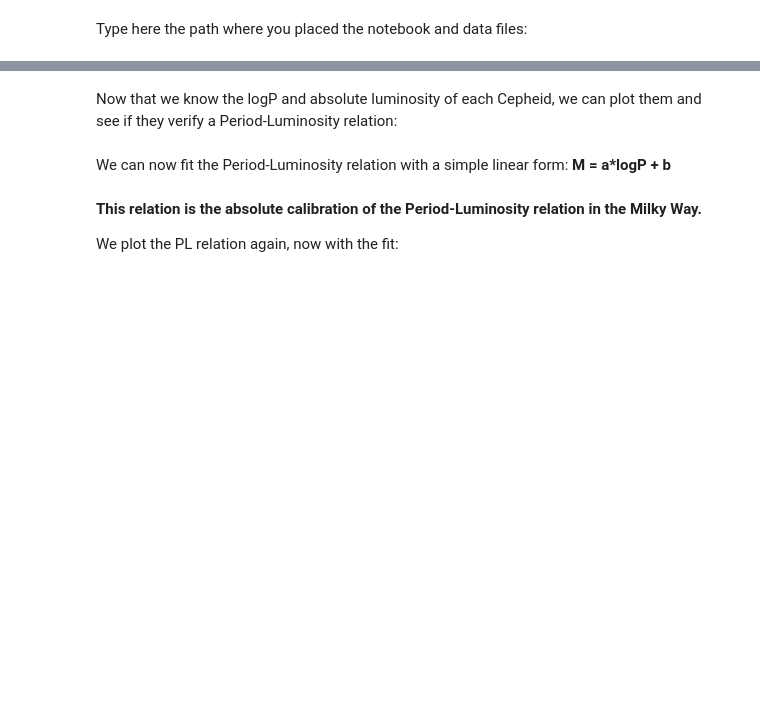
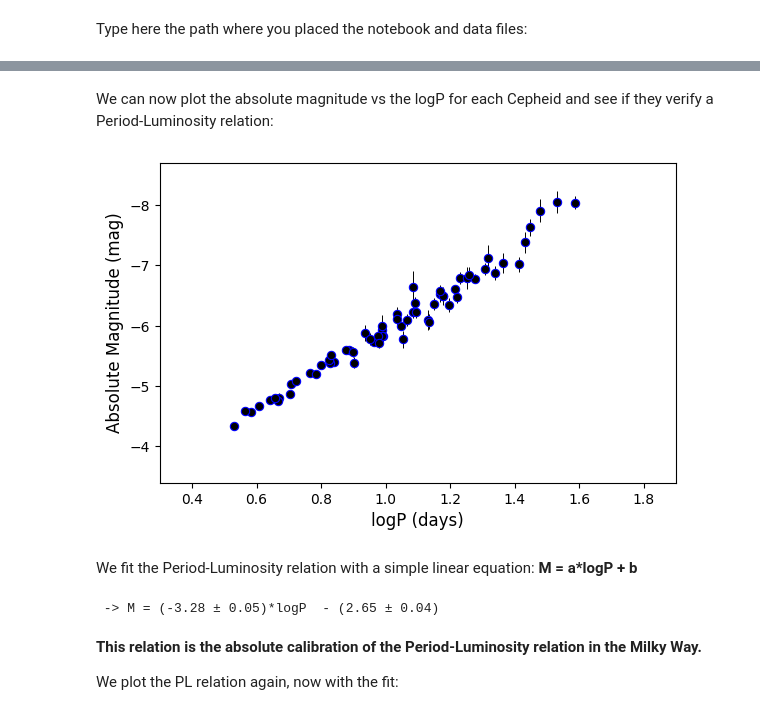
Before and after one commit to lbreuval/Tutorials_Cosmoverse, a Jupyter notebook: CosmoVerse_Cepheids_Tutorial_1.ipynb, the cells around one changed output, grey strips where cells are left out. Saved outputs shown, nothing was run; the diff lists cells and outputs as text; code cells hidden in the pictures; blank space fills up the shorter version.

```diff
--- a/CosmoVerse_Cepheids_Tutorial_1.ipynb
+++ b/CosmoVerse_Cepheids_Tutorial_1.ipynb
@@ -46,0 +63,2 @@ We propagate the errors from apparent magnitudes and from paralalxes into the ab
+# %%
+parallax_corr = [x-0.014 for x in parallax]
@@ -47,30 +71,35 @@ We propagate the errors from apparent magnitudes and from paralalxes into the ab
 # %%
-abs_mag_with_uncert = [ufloat(app_mag[i], e_app_mag[i]) + 5*unp.log10(ufloat(parallax[i], e_parallax[i])) -10 for i in range(len(R21))]
+abs_mag_with_uncert = [ufloat(app_mag[i], e_app_mag[i]) + 5*unp.log10(ufloat(parallax_corr[i], e_parallax[i])) -10 for i in range(len(R21))]
 
 abs_mag   = [M.nominal_value for M in abs_mag_with_uncert]
 e_abs_mag = [M.std_dev       for M in abs_mag_with_uncert]
 # %% [markdown]
-Now that we know the logP and absolute luminosity of each Cepheid, we can plot them and see if they verify a Period-Luminosity relation:
+We can now plot the absolute magnitude vs the logP for each Cepheid and see if they verify a Period-Luminosity relation:
 # %%
 plt.figure(figsize=(6,4))
 plt.subplots_adjust(left=0.10, right=0.96, top=0.92, bottom=0.12, hspace=0.1, wspace=0.3)
 
-plt.errorbar(logP, abs_mag, yerr=e_abs_mag, fmt='o', color='blue', markerfacecolor='k', markeredgewidth=0.8, markersize=6, capsize=0, ecolor='k', elinewidth=0.7)
+plt.errorbar(logP, abs_mag, yerr=e_abs_mag, fmt='o', color='blue', markerfacecolor='k',
+             markeredgewidth=0.8, markersize=6, capsize=0, ecolor='k', elinewidth=0.7)
 
 plt.xlim(0.3, 1.9)
 plt.ylim(-8.7, -3.4)
 plt.gca().invert_yaxis()
 plt.xlabel('logP (days)', fontsize=12)
 plt.ylabel('Absolute Magnitude (mag)', fontsize=12)
 plt.show()
+# %% [output]
+[figure, added]
 # %% [markdown]
-We can now fit the Period-Luminosity relation with a simple linear form: <b> M = a*logP + b</b>
+We fit the Period-Luminosity relation with a simple linear equation: <b> M = a*logP + b</b>
 # %%
 popt, pcov = curve_fit(lambda X, A, B: A*X+B, logP, abs_mag, sigma=e_abs_mag)
 slope, intercept = popt[0], popt[1]
 e_slope, e_intercept = np.sqrt(np.diag(pcov))[0], np.sqrt(np.diag(pcov))[1]
 
 print(f' -> M = ({slope:.2f} ± {e_slope:.2f})*logP  - ({-intercept:.2f} ± {e_intercept:.2f}) ')
+# %% [output]
+ -> M = (-3.28 ± 0.05)*logP  - (2.65 ± 0.04)
 # %% [markdown]
 <b> This relation is the absolute calibration of the Period-Luminosity relation in the Milky Way. </b>
 
```
Also changed, not shown: parts of 11 cells of this notebook, 2 other files.
